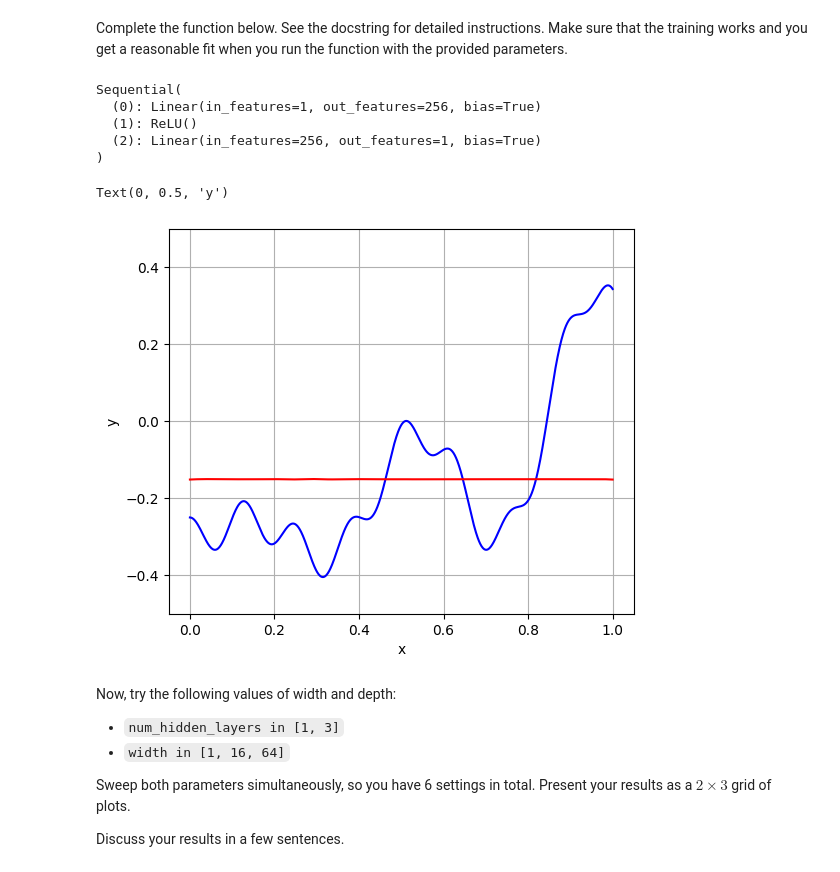
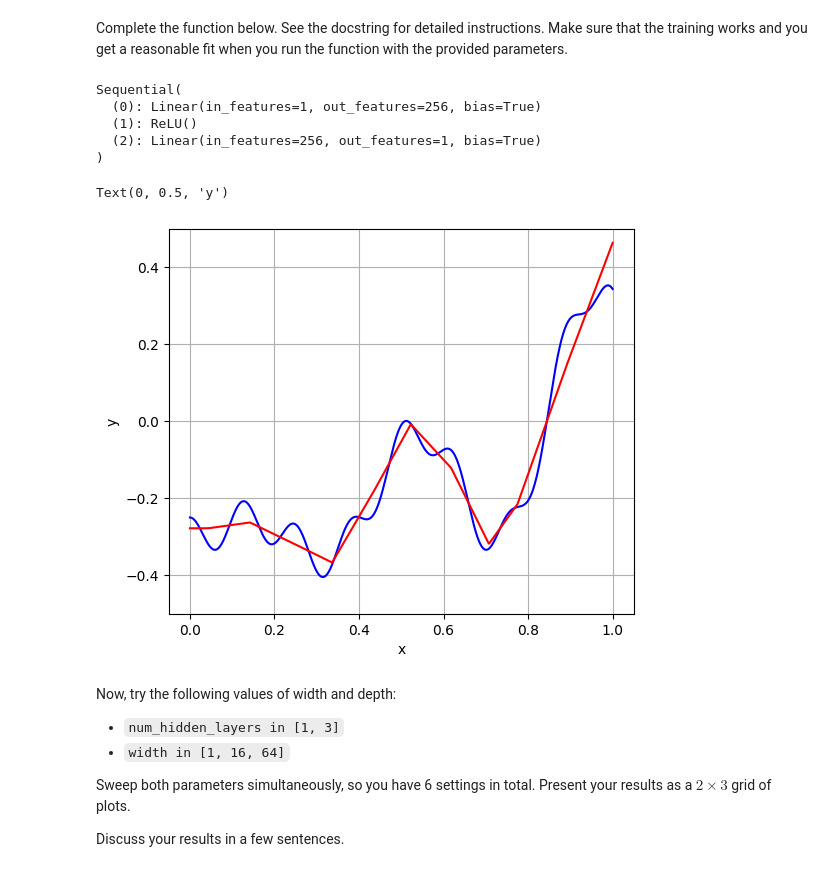
Before and after one commit to pranavich18/ML_Labs, a Jupyter notebook: lab4_mlp.ipynb, the cells around one changed output. Drawn from its saved outputs; the diff is of its cells as text; code cells hidden in the pictures.

```diff
--- a/lab4_mlp.ipynb
+++ b/lab4_mlp.ipynb
@@ -116,39 +116,44 @@ def train_model(
 
   loss_func = nn.MSELoss()
 
+  if x.ndim == 1:
+    x = x.unsqueeze(1)
+  if y.ndim == 1:
+    y = y.unsqueeze(1)
+
   for epoch in range(epochs):
       optimizer.zero_grad()
 
       pred = model(x)
       loss = loss_func(pred, y)
 
       loss.backward()
       optimizer.step()
 
   model.eval()
   final_pred = model(x).squeeze().detach()
   return model, final_pred
 
 
 _, y_pred = train_model(x[:, None], fs, width=256, num_hidden_layers=1)
 
 
 _, ax = plt.subplots(1, 1, figsize=(6, 5))
 
 ax.plot(x, fs, "-b")
 ax.plot(x, y_pred, "-r")
 ax.grid()
 ax.set_ylim([-0.5, 0.5])
 ax.set_xlabel("x")
 ax.set_ylabel("y")
 # %% [output]
 Sequential(
   (0): Linear(in_features=1, out_features=256, bias=True)
   (1): ReLU()
   (2): Linear(in_features=256, out_features=1, bias=True)
 )
 Text(0, 0.5, 'y')
-[figure, old version]
+[figure, new version]
 # %% [markdown]
 Now, try the following values of width and depth:
 - `num_hidden_layers in [1, 3]`
```
Also changed, not shown: parts of 3 cells of this notebook.
